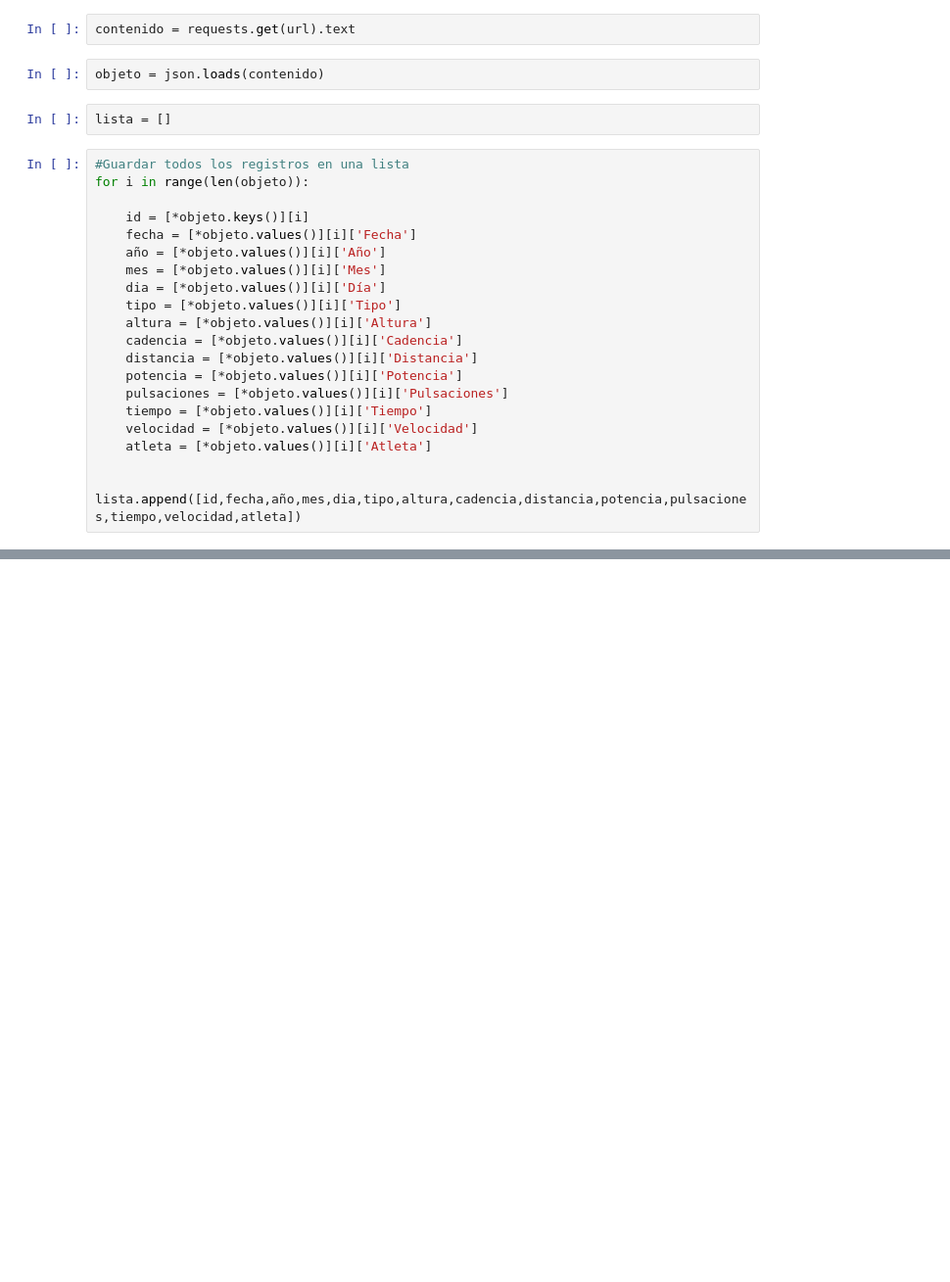
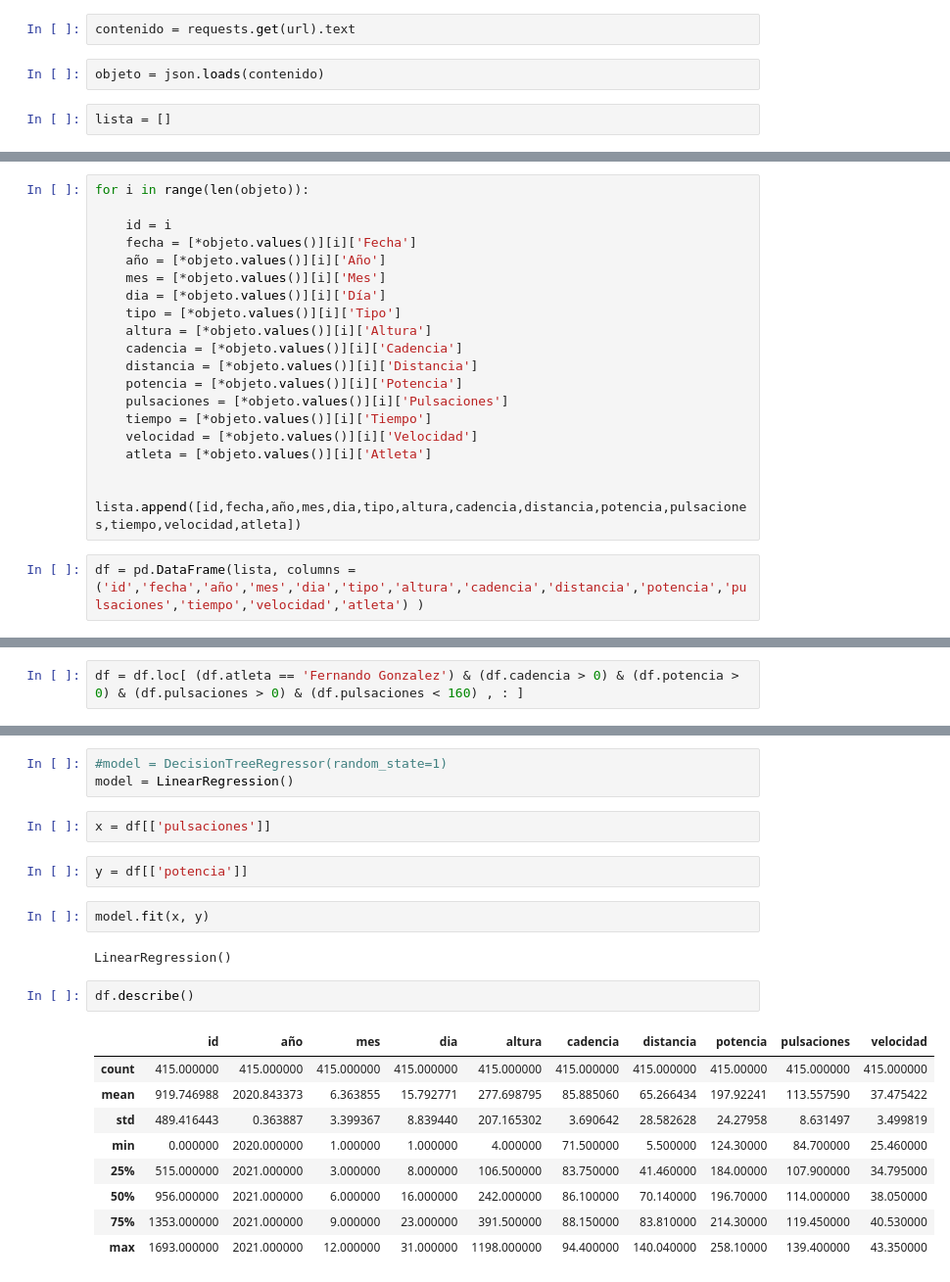
Before and after one commit to fernandorgonzalez/datosdeciclismo, a Jupyter notebook: datosdeciclismo.ipynb, the cells around one changed output, grey strips where cells are left out. Shown at 98% size. Drawn from its saved outputs; the diff is of its cells as text; blank space fills up the shorter version.

```diff
--- a/datosdeciclismo.ipynb
+++ b/datosdeciclismo.ipynb
@@ -12,23 +15,3 @@ contenido = requests.get(url).text
 objeto = json.loads(contenido)
 # %%
 lista = []
-# %%
-#Guardar todos los registros en una lista
-for i in range(len(objeto)):
-
-    id = [*objeto.keys()][i]
-    fecha = [*objeto.values()][i]['Fecha']
-    año = [*objeto.values()][i]['Año']
-    mes = [*objeto.values()][i]['Mes']
-    dia = [*objeto.values()][i]['Día']
-    tipo = [*objeto.values()][i]['Tipo']
-    altura = [*objeto.values()][i]['Altura']
-    cadencia = [*objeto.values()][i]['Cadencia']
-    distancia = [*objeto.values()][i]['Distancia']
-    potencia = [*objeto.values()][i]['Potencia']
-    pulsaciones = [*objeto.values()][i]['Pulsaciones']
-    tiempo = [*objeto.values()][i]['Tiempo']
-    velocidad = [*objeto.values()][i]['Velocidad']
-    atleta = [*objeto.values()][i]['Atleta']
-
-    lista.append([id,fecha,año,mes,dia,tipo,altura,cadencia,distancia,potencia,pulsaciones,tiempo,velocidad,atleta])
@@ -167,0 +18,21 @@ array([[1.        , 0.12924497],
+# %%
+for i in range(len(objeto)):
+
+    id = i
+    fecha = [*objeto.values()][i]['Fecha']
+    año = [*objeto.values()][i]['Año']
+    mes = [*objeto.values()][i]['Mes']
+    dia = [*objeto.values()][i]['Día']
+    tipo = [*objeto.values()][i]['Tipo']
+    altura = [*objeto.values()][i]['Altura']
+    cadencia = [*objeto.values()][i]['Cadencia']
+    distancia = [*objeto.values()][i]['Distancia']
+    potencia = [*objeto.values()][i]['Potencia']
+    pulsaciones = [*objeto.values()][i]['Pulsaciones']
+    tiempo = [*objeto.values()][i]['Tiempo']
+    velocidad = [*objeto.values()][i]['Velocidad']
+    atleta = [*objeto.values()][i]['Atleta']
+
+    lista.append([id,fecha,año,mes,dia,tipo,altura,cadencia,distancia,potencia,pulsaciones,tiempo,velocidad,atleta])
+# %%
+df = pd.DataFrame(lista, columns = ('id','fecha','año','mes','dia','tipo','altura','cadencia','distancia','potencia','pulsaciones','tiempo','velocidad','atleta') )
@@ -167,0 +52,2 @@ array([[1.        , 0.12924497],
+# %%
+df = df.loc[ (df.atleta == 'Fernando Gonzalez') & (df.cadencia > 0) & (df.potencia > 0) & (df.pulsaciones > 0) & (df.pulsaciones < 160) , : ]
@@ -167,0 +67,23 @@ array([[1.        , 0.12924497],
+# %%
+#model = DecisionTreeRegressor(random_state=1)
+model = LinearRegression()
+# %%
+x = df[['pulsaciones']]
+# %%
+y = df[['potencia']]
+# %%
+model.fit(x, y)
+# %% [output]
+LinearRegression()
+# %%
+df.describe()
+# %% [output]
+|  | id | año | mes | dia | altura | cadencia | distancia | potencia | pulsaciones | velocidad |
+| count | 415.000000 | 415.000000 | 415.000000 | 415.000000 | 415.000000 | 415.000000 | 415.000000 | 415.00000 | 415.000000 | 415.000000 |
+| mean | 919.746988 | 2020.843373 | 6.363855 | 15.792771 | 277.698795 | 85.885060 | 65.266434 | 197.92241 | 113.557590 | 37.475422 |
+| std | 489.416443 | 0.363887 | 3.399367 | 8.839440 | 207.165302 | 3.690642 | 28.582628 | 24.27958 | 8.631497 | 3.499819 |
+| min | 0.000000 | 2020.000000 | 1.000000 | 1.000000 | 4.000000 | 71.500000 | 5.500000 | 124.30000 | 84.700000 | 25.460000 |
+| 25% | 515.000000 | 2021.000000 | 3.000000 | 8.000000 | 106.500000 | 83.750000 | 41.460000 | 184.00000 | 107.900000 | 34.795000 |
+| 50% | 956.000000 | 2021.000000 | 6.000000 | 16.000000 | 242.000000 | 86.100000 | 70.140000 | 196.70000 | 114.000000 | 38.050000 |
+| 75% | 1353.000000 | 2021.000000 | 9.000000 | 23.000000 | 391.500000 | 88.150000 | 83.810000 | 214.30000 | 119.450000 | 40.530000 |
+| max | 1693.000000 | 2021.000000 | 12.000000 | 31.000000 | 1198.000000 | 94.400000 | 140.040000 | 258.10000 | 139.400000 | 43.350000 |
```
Also changed, not shown: parts of 40 cells of this notebook, 4 other files.
